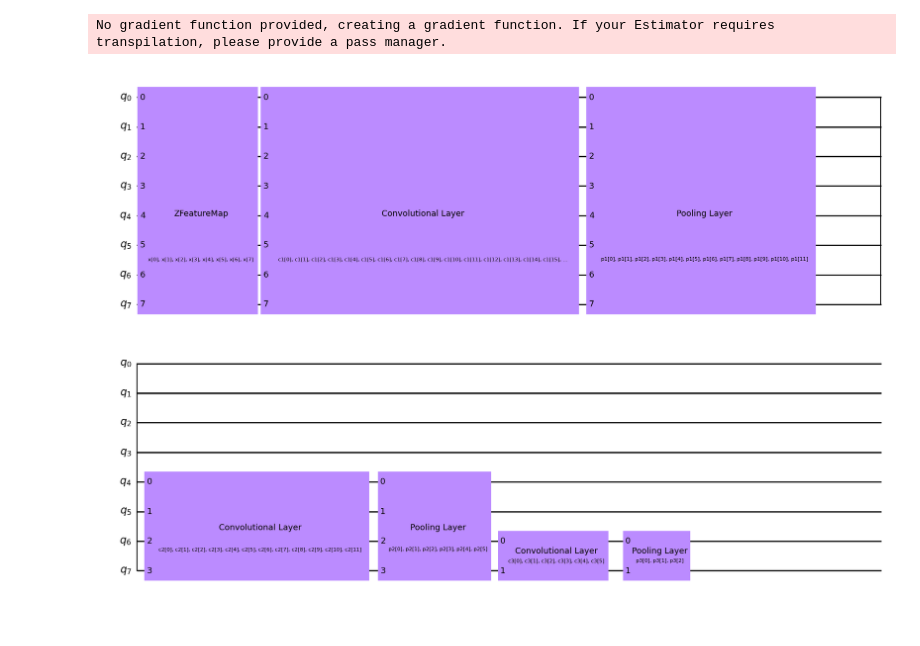
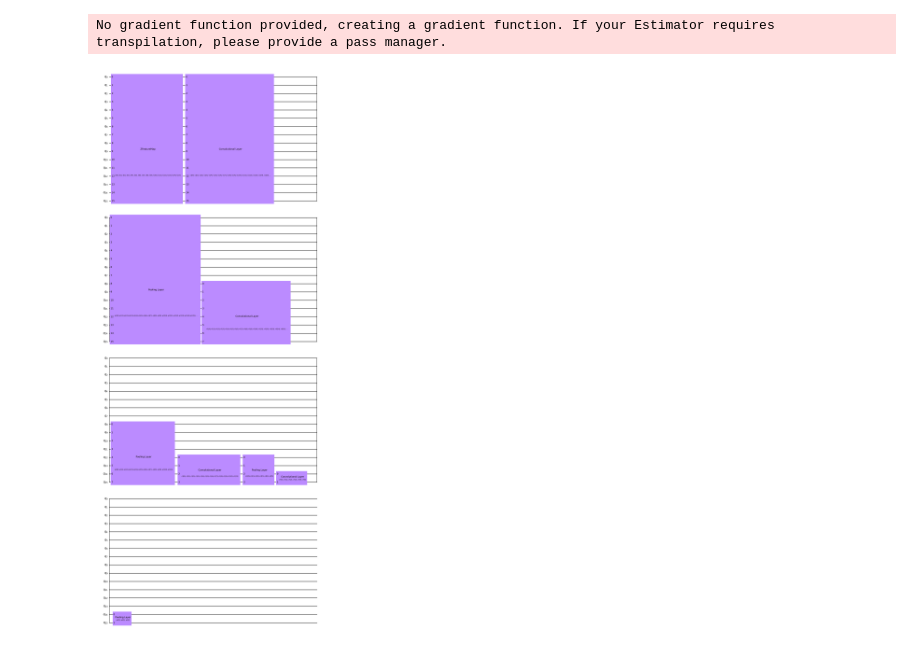
Before and after one commit to 8tsmith11/fcc-jet-identification, a Jupyter notebook: notebooks/qcnn_test.ipynb, the cells around one changed output. Drawn from its saved outputs; the diff is of its cells as text; code cells hidden in the pictures.

```diff
--- a/notebooks/qcnn_test.ipynb
+++ b/notebooks/qcnn_test.ipynb
@@ -1,16 +1,17 @@
 # %%
 from qcnn.model import qcnn
-from qcnn.datasets import generate_dataset
+from qcnn.datasets import generate_line_dataset
 import matplotlib.pyplot as plt
 from qiskit_machine_learning.optimizers import COBYLA
 from qiskit_machine_learning.algorithms.classifiers import NeuralNetworkClassifier
 import numpy as np
 from sklearn.model_selection import train_test_split
 from IPython.display import clear_output
 
-circuit, qnn = qcnn()
+width, height = 4, 4
+circuit, qnn = qcnn(width * height)
 circuit.draw("mpl", style="clifford")
 # %% [output]
 No gradient function provided, creating a gradient function. If your Estimator requires transpilation, please provide a pass manager.
-[figure, old version]
+[figure, new version]
 # %%
```
Also changed, not shown: parts of 3 cells of this notebook, 1 other file.
